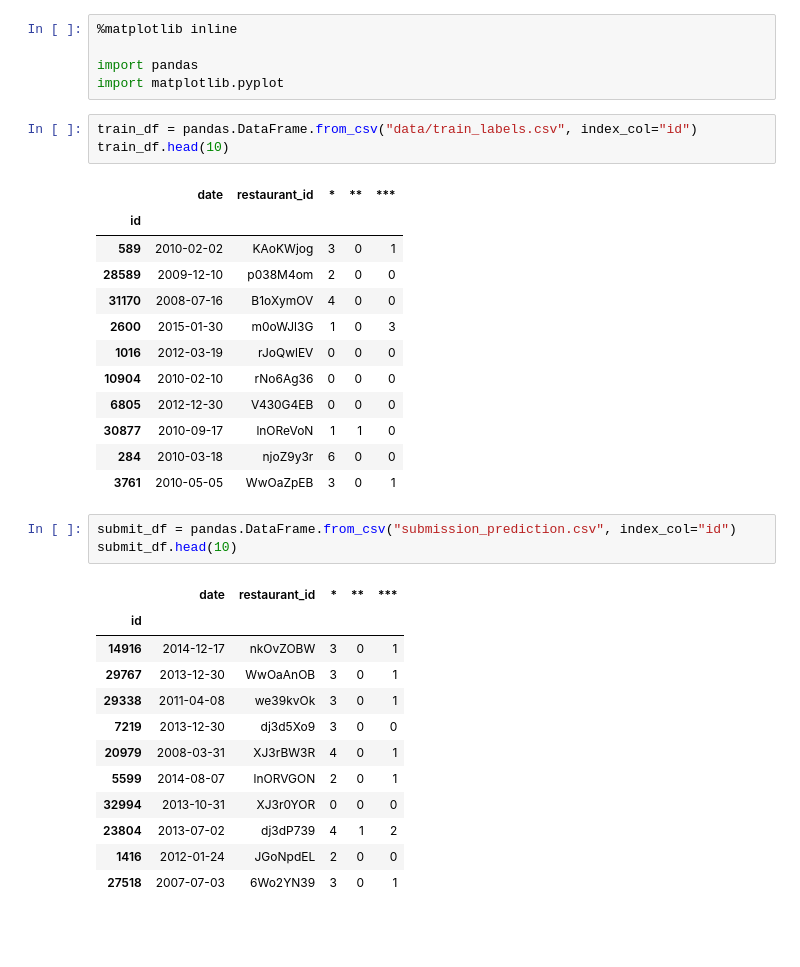
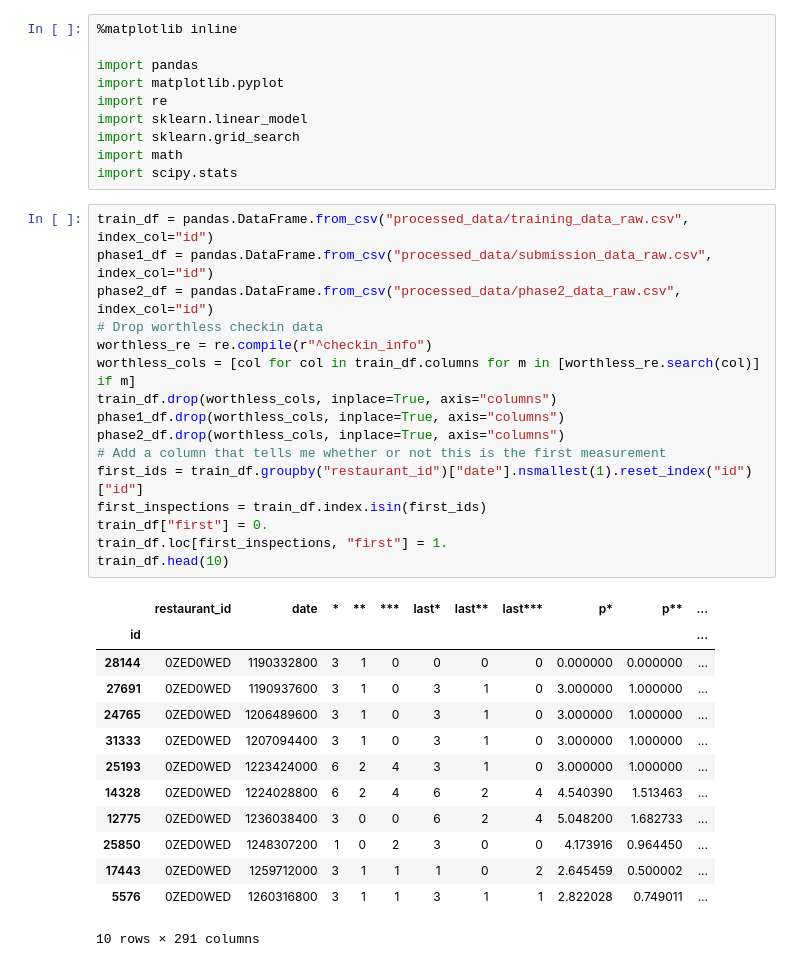
Before and after one commit to reallyasi9/CityOfBostonRestaurantCode, a Jupyter notebook: inspecting_predictions.ipynb, the cells around one changed output. Saved outputs shown, nothing was run; the diff lists cells and outputs as text; blank space fills up the shorter version.

```diff
--- a/inspecting_predictions.ipynb
+++ b/inspecting_predictions.ipynb
@@ -3,36 +3,39 @@
 
 import pandas
 import matplotlib.pyplot
+import re
+import sklearn.linear_model
+import sklearn.grid_search
+import math
+import scipy.stats
-# %%
-train_df = pandas.DataFrame.from_csv("data/train_labels.csv", index_col="id")
-train_df.head(10)
-# %% [output]
-|  | date | restaurant_id | * | ** | *** |
-| id |  |  |  |  |  |
-| 589 | 2010-02-02 | KAoKWjog | 3 | 0 | 1 |
-| 28589 | 2009-12-10 | p038M4om | 2 | 0 | 0 |
-| 31170 | 2008-07-16 | B1oXymOV | 4 | 0 | 0 |
-| 2600 | 2015-01-30 | m0oWJl3G | 1 | 0 | 3 |
-| 1016 | 2012-03-19 | rJoQwlEV | 0 | 0 | 0 |
-| 10904 | 2010-02-10 | rNo6Ag36 | 0 | 0 | 0 |
-| 6805 | 2012-12-30 | V430G4EB | 0 | 0 | 0 |
-| 30877 | 2010-09-17 | lnOReVoN | 1 | 1 | 0 |
-| 284 | 2010-03-18 | njoZ9y3r | 6 | 0 | 0 |
-| 3761 | 2010-05-05 | WwOaZpEB | 3 | 0 | 1 |
-# %%
-submit_df = pandas.DataFrame.from_csv("submission_prediction.csv", index_col="id")
-submit_df.head(10)
-# %% [output]
-|  | date | restaurant_id | * | ** | *** |
-| id |  |  |  |  |  |
-| 14916 | 2014-12-17 | nkOvZOBW | 3 | 0 | 1 |
-| 29767 | 2013-12-30 | WwOaAnOB | 3 | 0 | 1 |
-| 29338 | 2011-04-08 | we39kvOk | 3 | 0 | 1 |
-| 7219 | 2013-12-30 | dj3d5Xo9 | 3 | 0 | 0 |
-| 20979 | 2008-03-31 | XJ3rBW3R | 4 | 0 | 1 |
-| 5599 | 2014-08-07 | lnORVGON | 2 | 0 | 1 |
-| 32994 | 2013-10-31 | XJ3r0YOR | 0 | 0 | 0 |
-| 23804 | 2013-07-02 | dj3dP739 | 4 | 1 | 2 |
-| 1416 | 2012-01-24 | JGoNpdEL | 2 | 0 | 0 |
-| 27518 | 2007-07-03 | 6Wo2YN39 | 3 | 0 | 1 |
+# %%
+train_df = pandas.DataFrame.from_csv("processed_data/training_data_raw.csv", index_col="id")
+phase1_df = pandas.DataFrame.from_csv("processed_data/submission_data_raw.csv", index_col="id")
+phase2_df = pandas.DataFrame.from_csv("processed_data/phase2_data_raw.csv", index_col="id")
+# Drop worthless checkin data
+worthless_re = re.compile(r"^checkin_info")
+worthless_cols = [col for col in train_df.columns for m in [worthless_re.search(col)] if m]
+train_df.drop(worthless_cols, inplace=True, axis="columns")
+phase1_df.drop(worthless_cols, inplace=True, axis="columns")
+phase2_df.drop(worthless_cols, inplace=True, axis="columns")
+# Add a column that tells me whether or not this is the first measurement
+first_ids = train_df.groupby("restaurant_id")["date"].nsmallest(1).reset_index("id")["id"]
+first_inspections = train_df.index.isin(first_ids)
+train_df["first"] = 0.
+train_df.loc[first_inspections, "first"] = 1.
+train_df.head(10)
+# %% [output]
+|  | restaurant_id | date | * | ** | *** | last* | last** | last*** | p* | p** | ... |
+| id |  |  |  |  |  |  |  |  |  |  | ... |
+| 28144 | 0ZED0WED | 1190332800 | 3 | 1 | 0 | 0 | 0 | 0 | 0.000000 | 0.000000 | ... |
+| 27691 | 0ZED0WED | 1190937600 | 3 | 1 | 0 | 3 | 1 | 0 | 3.000000 | 1.000000 | ... |
+| 24765 | 0ZED0WED | 1206489600 | 3 | 1 | 0 | 3 | 1 | 0 | 3.000000 | 1.000000 | ... |
+| 31333 | 0ZED0WED | 1207094400 | 3 | 1 | 0 | 3 | 1 | 0 | 3.000000 | 1.000000 | ... |
+| 25193 | 0ZED0WED | 1223424000 | 6 | 2 | 4 | 3 | 1 | 0 | 3.000000 | 1.000000 | ... |
+| 14328 | 0ZED0WED | 1224028800 | 6 | 2 | 4 | 6 | 2 | 4 | 4.540390 | 1.513463 | ... |
+| 12775 | 0ZED0WED | 1236038400 | 3 | 0 | 0 | 6 | 2 | 4 | 5.048200 | 1.682733 | ... |
+| 25850 | 0ZED0WED | 1248307200 | 1 | 0 | 2 | 3 | 0 | 0 | 4.173916 | 0.964450 | ... |
+| 17443 | 0ZED0WED | 1259712000 | 3 | 1 | 1 | 1 | 0 | 2 | 2.645459 | 0.500002 | ... |
+| 5576 | 0ZED0WED | 1260316800 | 3 | 1 | 1 | 3 | 1 | 1 | 2.822028 | 0.749011 | ... |
+10 rows × 291 columns
 # %%
```
Also changed, not shown: parts of 7 cells of this notebook.
